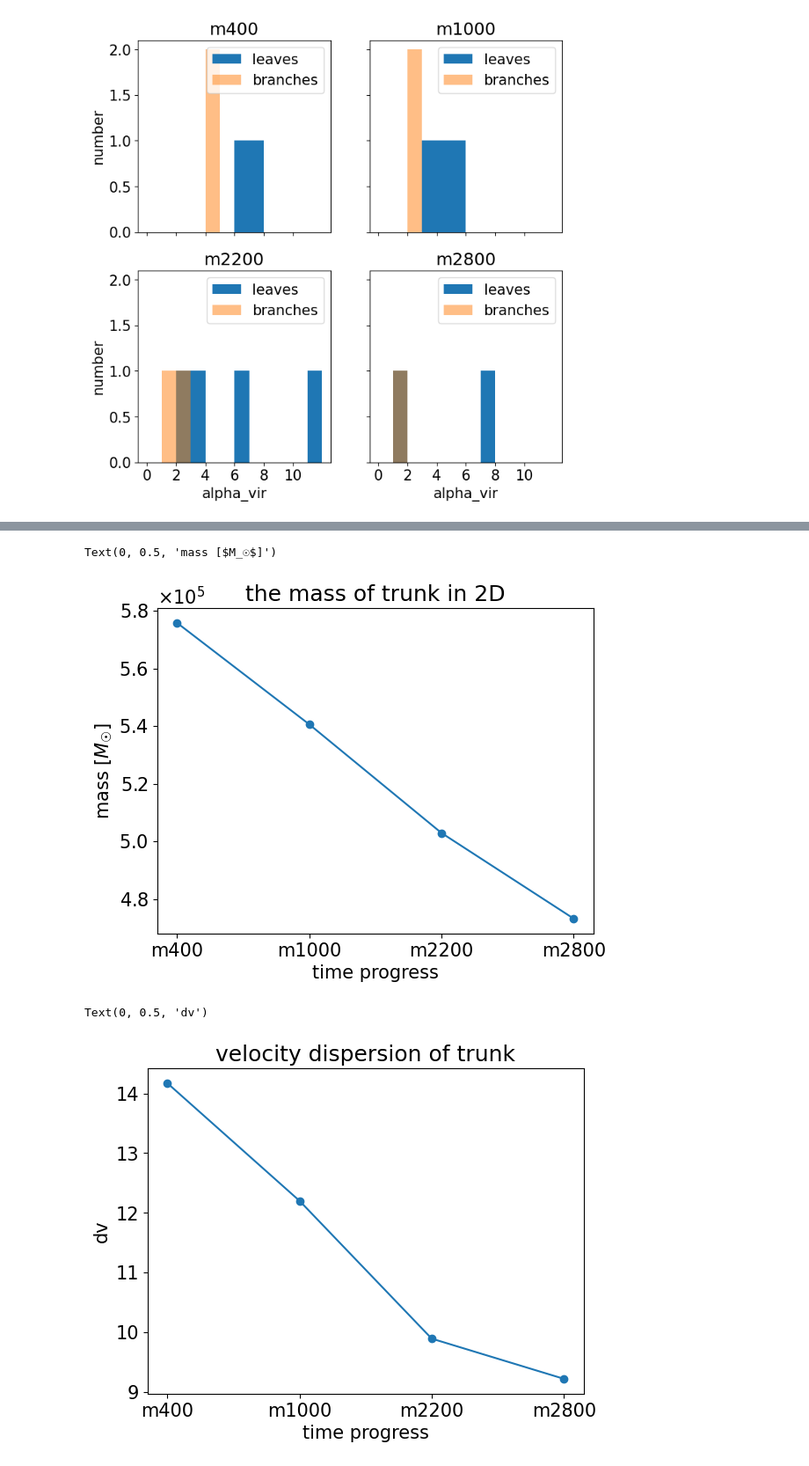
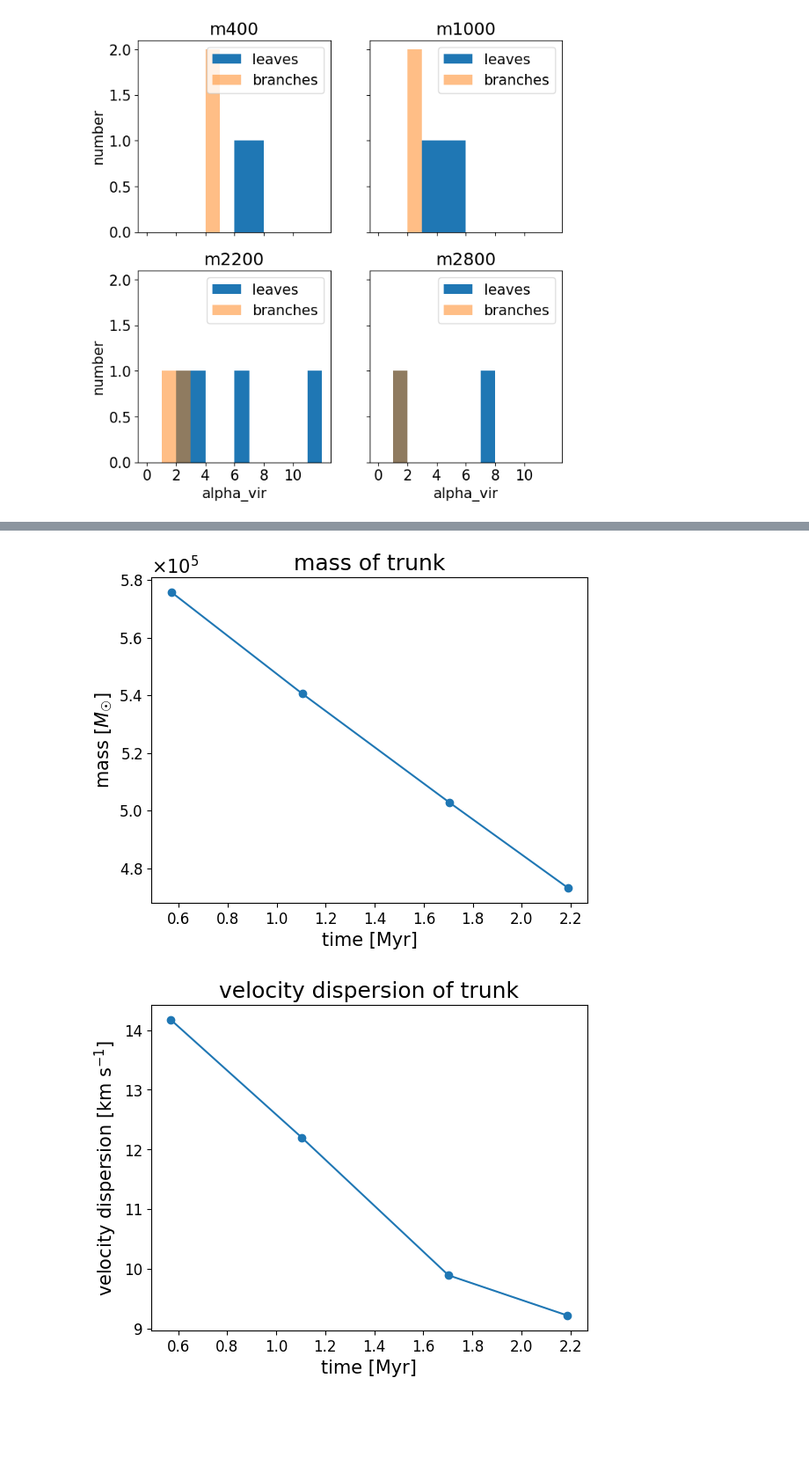
Before and after one commit to kotora260/StarGen, a Jupyter notebook: discuss_2D.ipynb, the cells around one changed output, grey strips where cells are left out. Shown at 88% size. Cells and saved outputs as stored; diff of their text form; code cells hidden in the pictures; blank space fills up the shorter version.

```diff
--- a/discuss_2D.ipynb
+++ b/discuss_2D.ipynb
@@ -190,36 +191,36 @@ trunk_mass = [575791.3856187873, 540569.8987091397, 502886.8817423286, 473164.76
 
 fig, ax = plt.subplots()
 
-ax.plot(left, trunk_mass, marker="o", label='M')
-#plt.plot(left, m_vir, marker="o", label='Mvir')
+ax.plot(myr, trunk_mass, marker="o", label='M')
+#plt.plot(myr, m_vir, marker="o", label='Mvir')
 
 ax.yaxis.set_major_formatter(ptick.ScalarFormatter(useMathText=True))
 ax.ticklabel_format(style="sci", axis="y", scilimits=(5,5))
 
-plt.title("the mass of trunk in 2D")
-plt.xlabel("time progress")
+plt.title("mass of trunk")
+plt.xlabel("time [Myr]")
 plt.ylabel('mass [$M_☉$]')
+plt.tick_params(labelsize=12)
 #plt.legend()
 
-#plt.savefig("trunk_mass_2D")
+plt.savefig("trunk_mass_2D")
 # %% [output]
-Text(0, 0.5, 'mass [$M_☉$]')
-[figure, old version]
+[figure, new version]
 # %%
 # plot velocity dispersion of trunk
 
 dv = [14.17061801, 12.20085876, 9.8943877, 9.22155945]
 
-plt.plot(left, dv, marker='o')
+plt.plot(myr, dv, marker='o')
 
 plt.title('velocity dispersion of trunk')
-plt.xlabel('time progress')
-plt.ylabel('dv')
+plt.xlabel('time [Myr]')
+plt.ylabel('velocity dispersion [km s$^{-1}$]')
+plt.tick_params(labelsize=12)
 
-#plt.savefig('dv_trunk_2D')
+plt.savefig('dv_trunk_2D')
 # %% [output]
-Text(0, 0.5, 'dv')
-[figure, old version]
+[figure, new version]
 # %%
 # plot virial parameter of trunk in 2D
 
```
Also changed, not shown: parts of 6 cells of this notebook.
